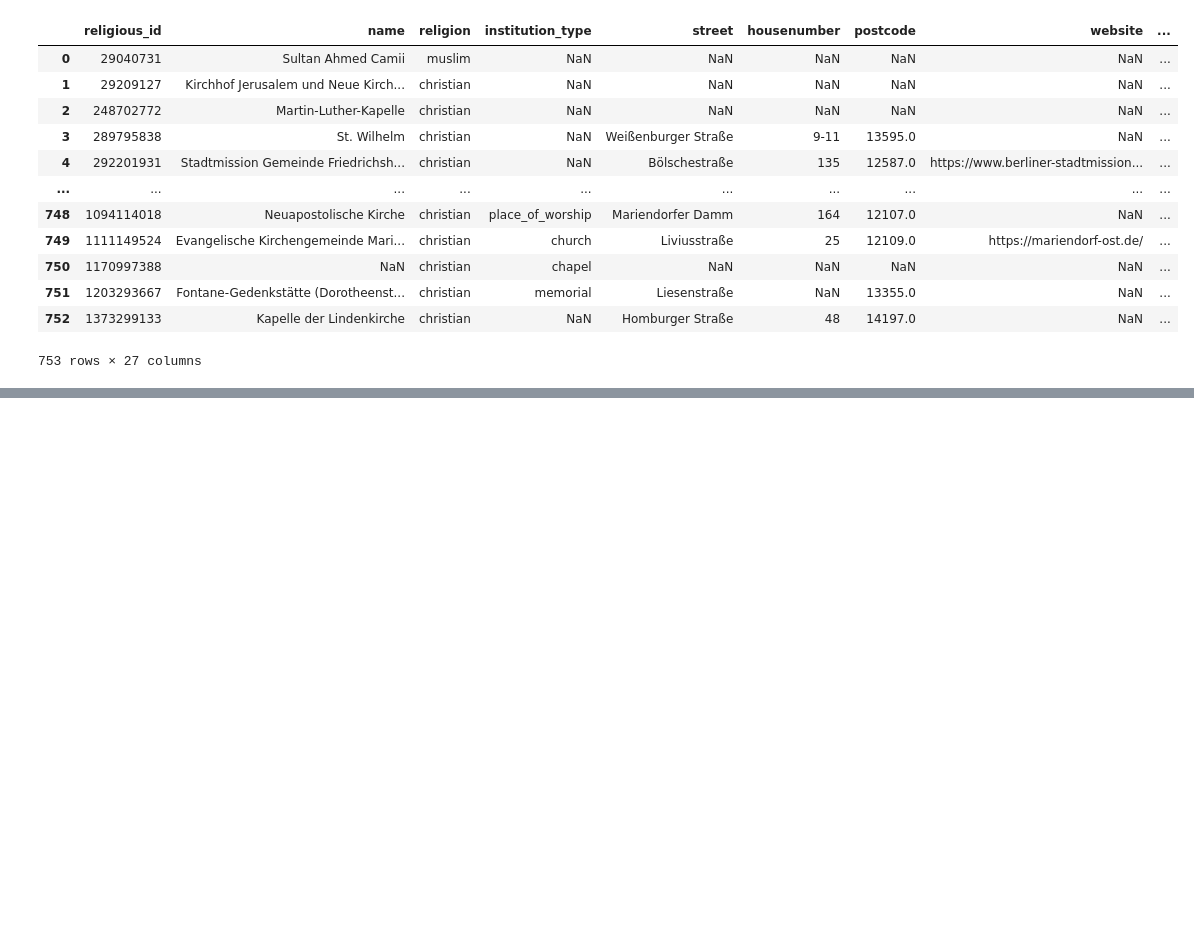
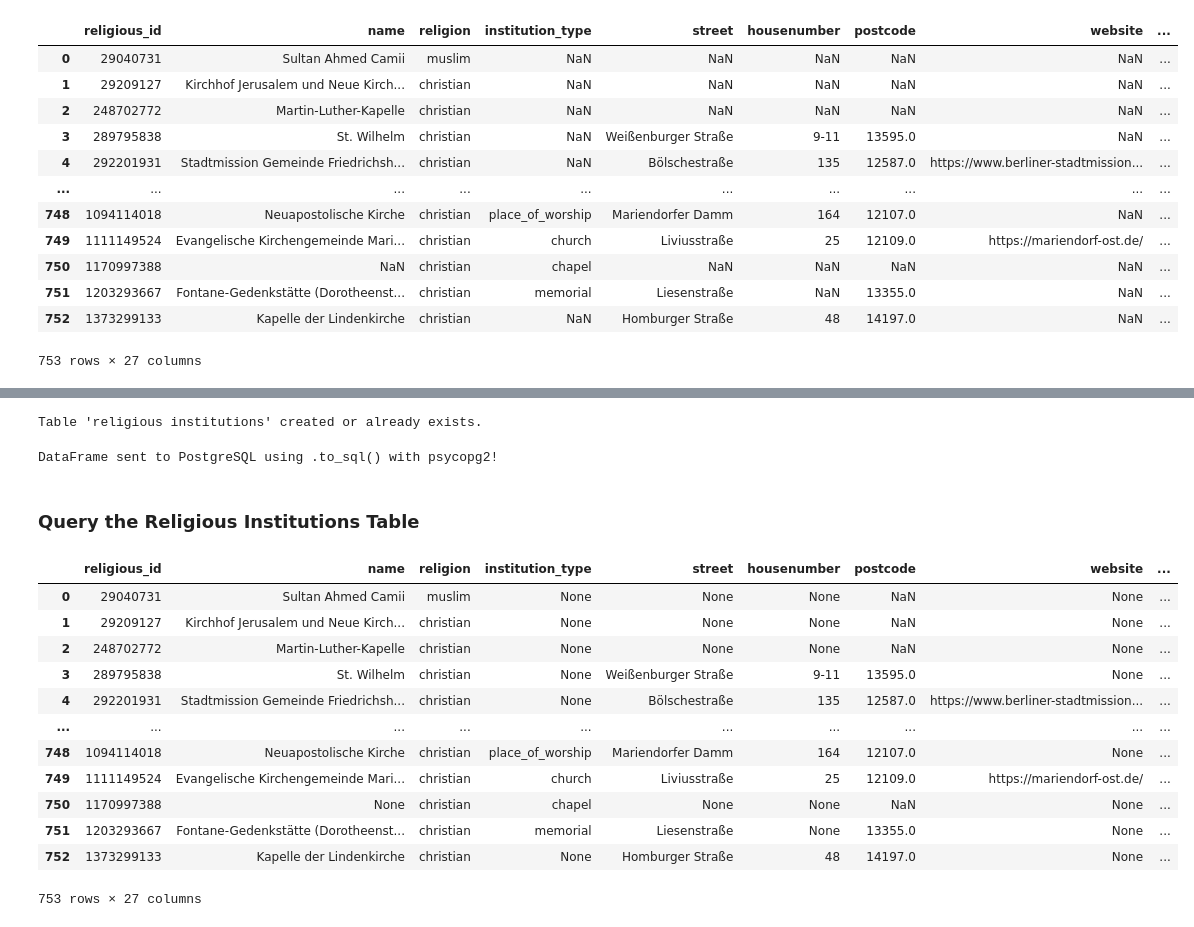
Before and after one commit to Nigar1209/berlin-poi-osm-pipeline, a Jupyter notebook: religious_institutions/scripts/religious_institutions_data_transformation.ipynb, the cells around one changed output, grey strips where cells are left out. Saved outputs shown, nothing was run; the diff lists cells and outputs as text; code cells hidden in the pictures; blank space fills up the shorter version.

Commit message:
Table sent to layereddb

```diff
--- a/religious_institutions/scripts/religious_institutions_data_transformation.ipynb
+++ b/religious_institutions/scripts/religious_institutions_data_transformation.ipynb
@@ -1597,0 +1632,9 @@ pd.read_csv("religious_institutions.csv")
+# %%
+# Conection
+host = 'localhost'
+port = '5433'
+database = 'layereddb'
+schema='berlin_source_data'
+
+#connection to db after you opened tunnel
+engine = create_engine(f'postgresql+psycopg2://{user_name}:{password}@{host}:{port}/{database}')
@@ -1597,0 +1696,48 @@ pd.read_csv("religious_institutions.csv")
+# %%
+# Execute the create table query
+with engine.begin() as connection:
+    connection.execute(text(create_table_query))
+    connection.commit()
+    print("Table 'religious institutions' created or already exists.")
+# %% [output]
+Table 'religious institutions' created or already exists.
+# %%
+#  Send the DataFrame to the database using .to_sql()
+religious_institutions.to_sql(
+    'religious_institutions',
+    engine,
+    schema=schema,
+    if_exists='append', # ✅ keeps table, just inserts data
+    index=False
+)
+
+print("DataFrame sent to PostgreSQL using .to_sql() with psycopg2!")
+# %% [output]
+DataFrame sent to PostgreSQL using .to_sql() with psycopg2!
+# %% [markdown]
+### Query the Religious Institutions Table
+# %%
+##let's query test data!
+query = f"""
+SELECT * from berlin_source_data.religious_institutions
+"""
+
+# Execute the query
+with engine.connect() as conn:
+    df_query= pd.read_sql(text(query), conn)
+    conn.commit()  # commit the transaction
+df_query
+# %% [output]
+|  | religious_id | name | religion | institution_type | street | housenumber | postcode | website | ... |
+| 0 | 29040731 | Sultan Ahmed Camii | muslim | None | None | None | NaN | None | ... |
+| 1 | 29209127 | Kirchhof Jerusalem und Neue Kirch... | christian | None | None | None | NaN | None | ... |
+| 2 | 248702772 | Martin-Luther-Kapelle | christian | None | None | None | NaN | None | ... |
+| 3 | 289795838 | St. Wilhelm | christian | None | Weißenburger Straße | 9-11 | 13595.0 | None | ... |
+| 4 | 292201931 | Stadtmission Gemeinde Friedrichsh... | christian | None | Bölschestraße | 135 | 12587.0 | https://www.berliner-stadtmission... | ... |
+| ... | ... | ... | ... | ... | ... | ... | ... | ... | ... |
+| 748 | 1094114018 | Neuapostolische Kirche | christian | place_of_worship | Mariendorfer Damm | 164 | 12107.0 | None | ... |
+| 749 | 1111149524 | Evangelische Kirchengemeinde Mari... | christian | church | Liviusstraße | 25 | 12109.0 | https://mariendorf-ost.de/ | ... |
+| 750 | 1170997388 | None | christian | chapel | None | None | NaN | None | ... |
+| 751 | 1203293667 | Fontane-Gedenkstätte (Dorotheenst... | christian | memorial | Liesenstraße | None | 13355.0 | None | ... |
+| 752 | 1373299133 | Kapelle der Lindenkirche | christian | None | Homburger Straße | 48 | 14197.0 | None | ... |
+753 rows × 27 columns
```
Also changed, not shown: parts of 5 cells of this notebook.
